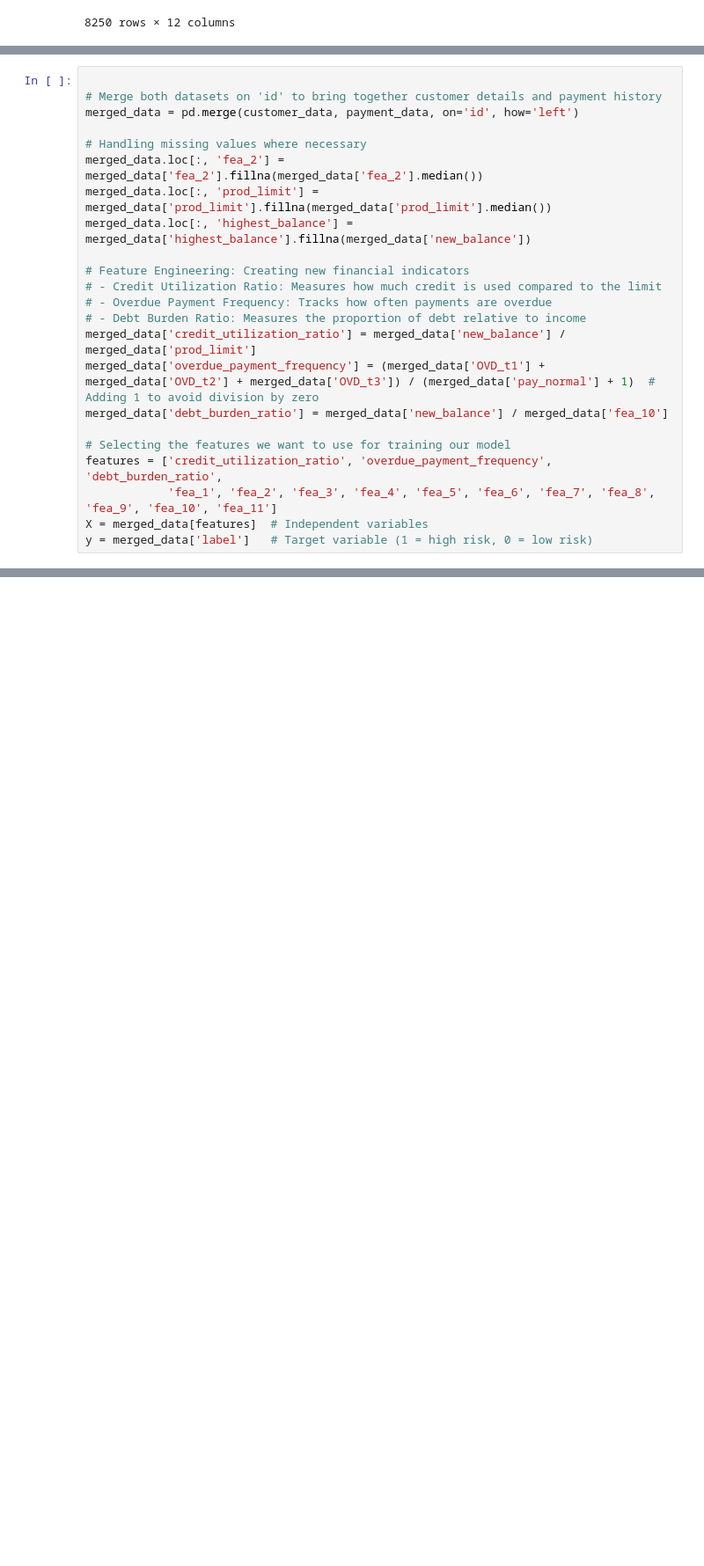
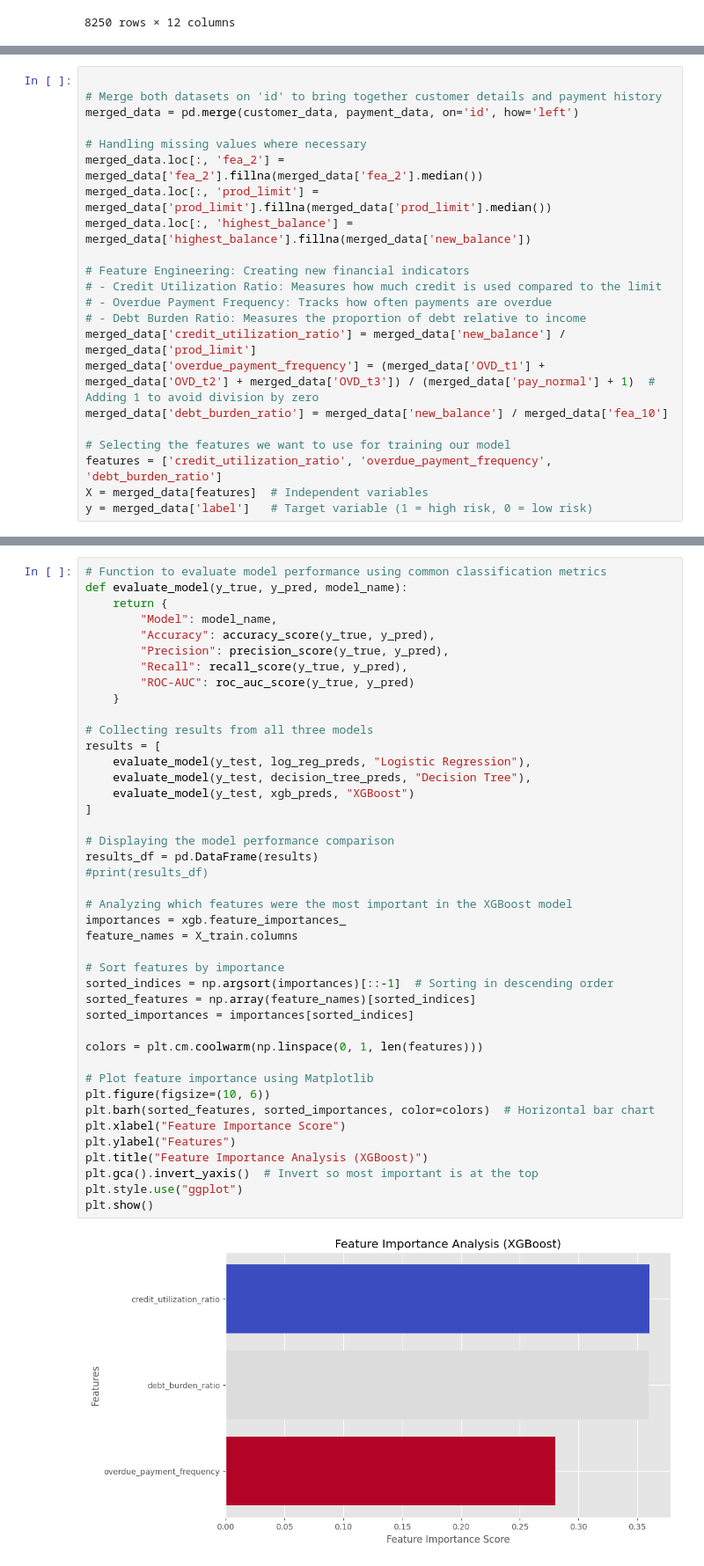
Before and after one commit to CooperCortinas/CreditRisk, a Jupyter notebook: CreditRisk.ipynb, the cells around one changed output, grey strips where cells are left out. Shown at 88% size. Cells and saved outputs as stored; diff of their text form; blank space fills up the shorter version.

```diff
--- a/CreditRisk.ipynb
+++ b/CreditRisk.ipynb
@@ -66,7 +200,6 @@ merged_data['overdue_payment_frequency'] = (merged_data['OVD_t1'] + merged_data[
 merged_data['debt_burden_ratio'] = merged_data['new_balance'] / merged_data['fea_10']
 
 # Selecting the features we want to use for training our model
-features = ['credit_utilization_ratio', 'overdue_payment_frequency', 'debt_burden_ratio',
-            'fea_1', 'fea_2', 'fea_3', 'fea_4', 'fea_5', 'fea_6', 'fea_7', 'fea_8', 'fea_9', 'fea_10', 'fea_11']
+features = ['credit_utilization_ratio', 'overdue_payment_frequency', 'debt_burden_ratio']
 X = merged_data[features]  # Independent variables
 y = merged_data['label']   # Target variable (1 = high risk, 0 = low risk)
@@ -72,0 +229,44 @@ y = merged_data['label']   # Target variable (1 = high risk, 0 = low risk)
+# %%
+# Function to evaluate model performance using common classification metrics
+def evaluate_model(y_true, y_pred, model_name):
+    return {
+        "Model": model_name,
+        "Accuracy": accuracy_score(y_true, y_pred),
+        "Precision": precision_score(y_true, y_pred),
+        "Recall": recall_score(y_true, y_pred),
+        "ROC-AUC": roc_auc_score(y_true, y_pred)
+    }
+
+# Collecting results from all three models
+results = [
+    evaluate_model(y_test, log_reg_preds, "Logistic Regression"),
+    evaluate_model(y_test, decision_tree_preds, "Decision Tree"),
+    evaluate_model(y_test, xgb_preds, "XGBoost")
+]
+
+# Displaying the model performance comparison
+results_df = pd.DataFrame(results)
+#print(results_df)
+
+# Analyzing which features were the most important in the XGBoost model
+importances = xgb.feature_importances_
+feature_names = X_train.columns
+
+# Sort features by importance
+sorted_indices = np.argsort(importances)[::-1]  # Sorting in descending order
+sorted_features = np.array(feature_names)[sorted_indices]
+sorted_importances = importances[sorted_indices]
+
+colors = plt.cm.coolwarm(np.linspace(0, 1, len(features)))
+
+# Plot feature importance using Matplotlib
+plt.figure(figsize=(10, 6))
+plt.barh(sorted_features, sorted_importances, color=colors)  # Horizontal bar chart
+plt.xlabel("Feature Importance Score")
+plt.ylabel("Features")
+plt.title("Feature Importance Analysis (XGBoost)")
+plt.gca().invert_yaxis()  # Invert so most important is at the top
+plt.style.use("ggplot")
+plt.show()
+# %% [output]
+[figure, added]
```
Also changed, not shown: parts of 18 cells of this notebook.
